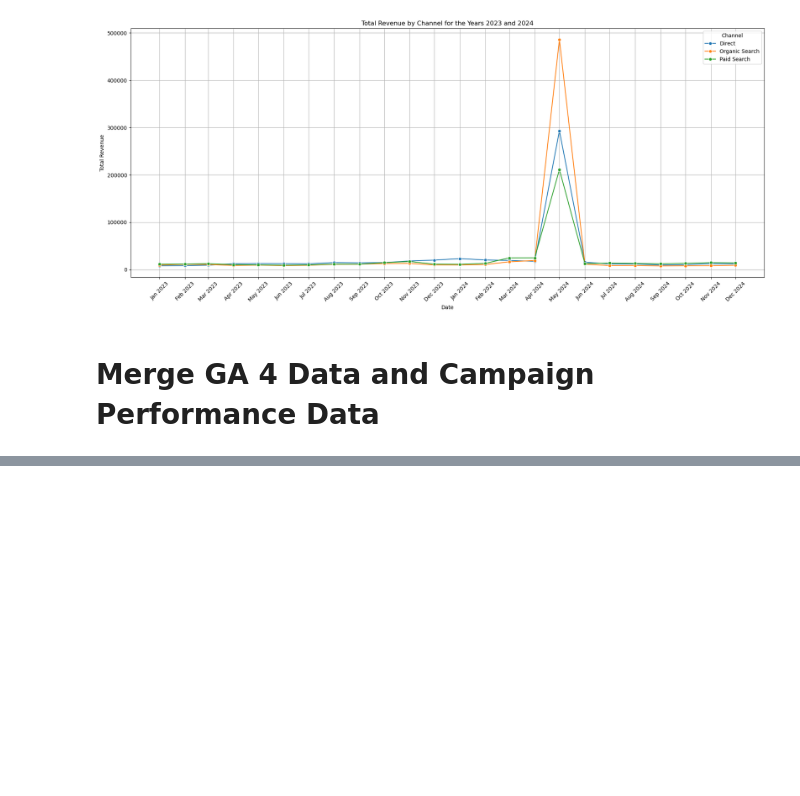
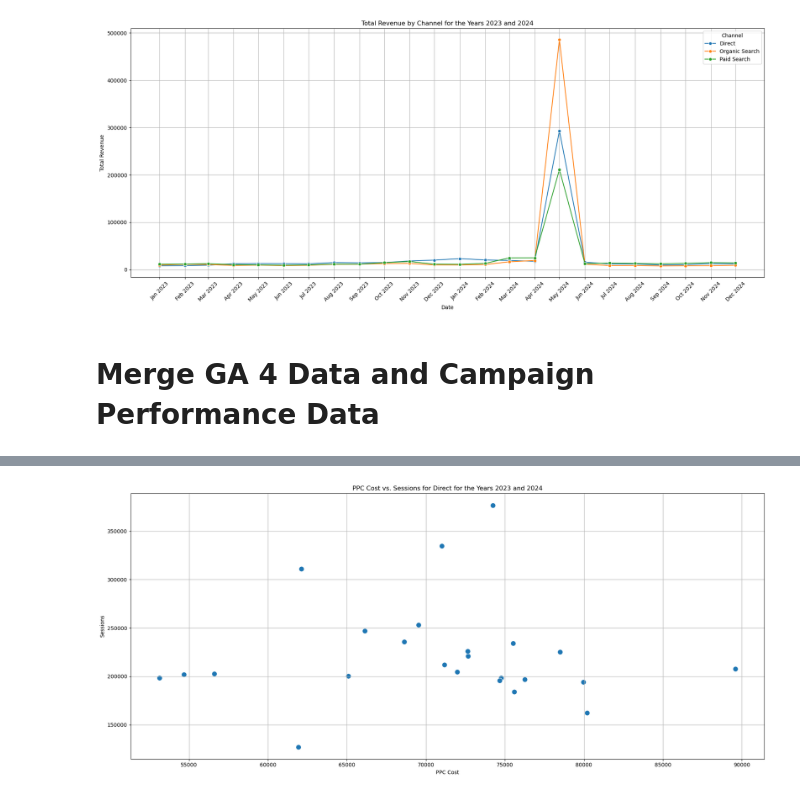
Before and after one commit to AdebolaShelby/ad-impact-analysis, a Jupyter notebook: ad-impact-exploratory-analysis.ipynb, the cells around one changed output, grey strips where cells are left out. Drawn from its saved outputs; the diff is of its cells as text; code cells hidden in the pictures; blank space fills up the shorter version.

```diff
--- a/ad-impact-exploratory-analysis.ipynb
+++ b/ad-impact-exploratory-analysis.ipynb
@@ -624,0 +690,22 @@ merged_df.head(10)
+# %%
+# plot ppc cost vs direct sessions for the year 2023 and 2024
+# Filter the data for the years 2023 and 2024
+merged_2023_2024_df = merged_df[(merged_df['Year'] >= 2023) & (merged_df['Year'] <= 2024)]
+
+# Filter the data for the channel 'Direct'
+direct_df = merged_2023_2024_df[merged_2023_2024_df['Channel'] == 'Direct']
+
+# Generate a range of dates for the x-axis ticks
+date_range = pd.date_range(start='2023-01-01', end='2024-12-31', freq='MS')
+
+# Plot the data for Cost vs. Sessions for Direct
+plt.figure(figsize=(18, 8))
+sns.scatterplot(data=direct_df, x='Cost', y='Sessions', s=100)
+plt.title('PPC Cost vs. Sessions for Direct for the Years 2023 and 2024')
+plt.xlabel('PPC Cost')
+plt.ylabel('Sessions')
+plt.grid()
+plt.tight_layout()
+plt.show()
+# %% [output]
+[figure, added]
```
Also changed, not shown: parts of 4 cells of this notebook.
